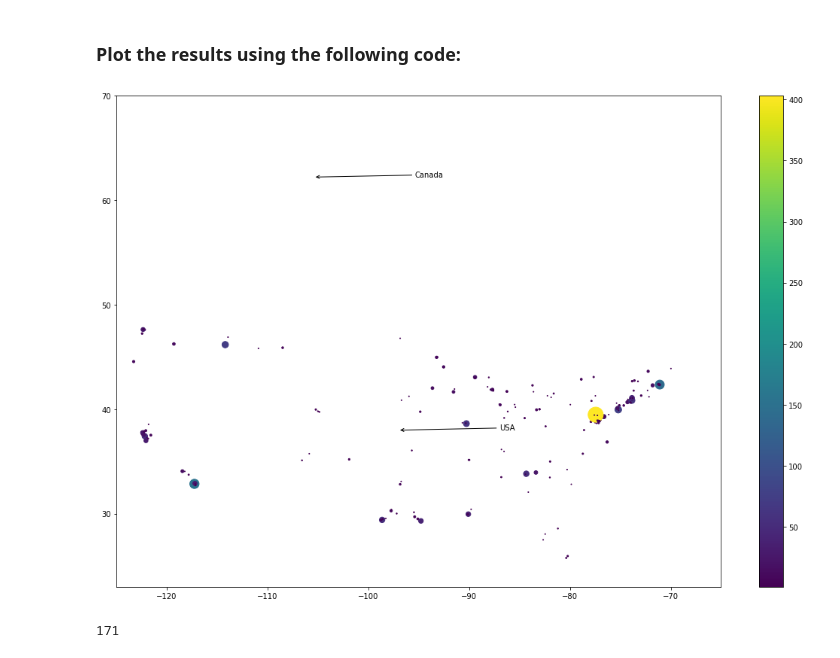
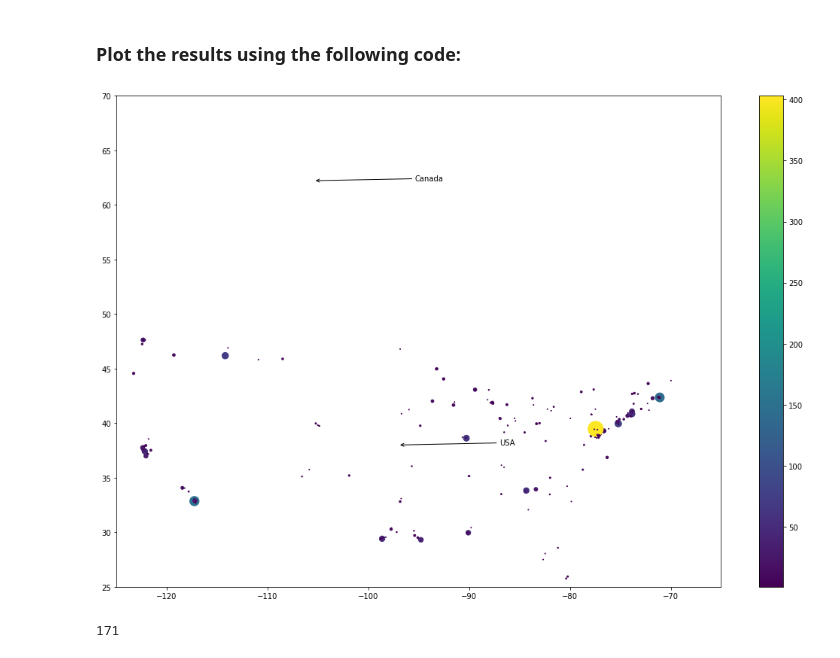
Before and after one commit to Johanna13G/Deber-mapa-de-ciencia, a Jupyter notebook: Deber/MapOfScience_solution.ipynb, the cells around one changed output. Cells and saved outputs as stored; diff of their text form; code cells hidden in the pictures.

```diff
--- a/Deber/MapOfScience_solution.ipynb
+++ b/Deber/MapOfScience_solution.ipynb
@@ -112,23 +112,23 @@ for z in unique_zipcodes:
 # %%
 import matplotlib.pyplot as plt
 %matplotlib inline
 plt.scatter(zip_long, zip_lat, s = zip_count, c= zip_count)
 plt.colorbar()
 # only continental us without Alaska
 plt.xlim(-125,-65)
-plt.ylim(23, 70)
+plt.ylim(25, 70)
 # add a few cities for reference (optional)
 ard = dict(arrowstyle="->")
 plt.annotate('USA', xy = (-97, 38),
                xytext = (-87, 38), arrowprops = ard)
 plt.annotate('Canada', xy = (-105.38, 62.23),
                xytext = (-95.38, 62.23), arrowprops= ard)
 params = plt.gcf()
 plSize = params.get_size_inches()
 params.set_size_inches( (plSize[0] * 3, plSize[1] * 3) )
 plt.show()
 # %% [output]
-[figure, old version]
+[figure, new version]
 # %%
 zip_code.index('60637')
 # %% [output]
```
